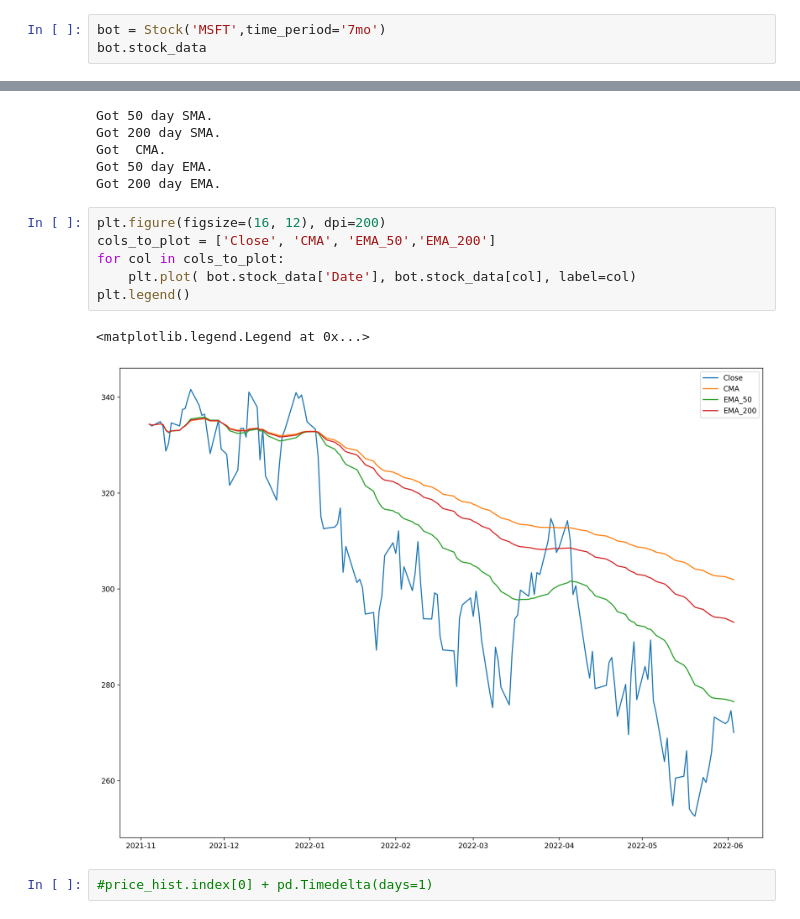
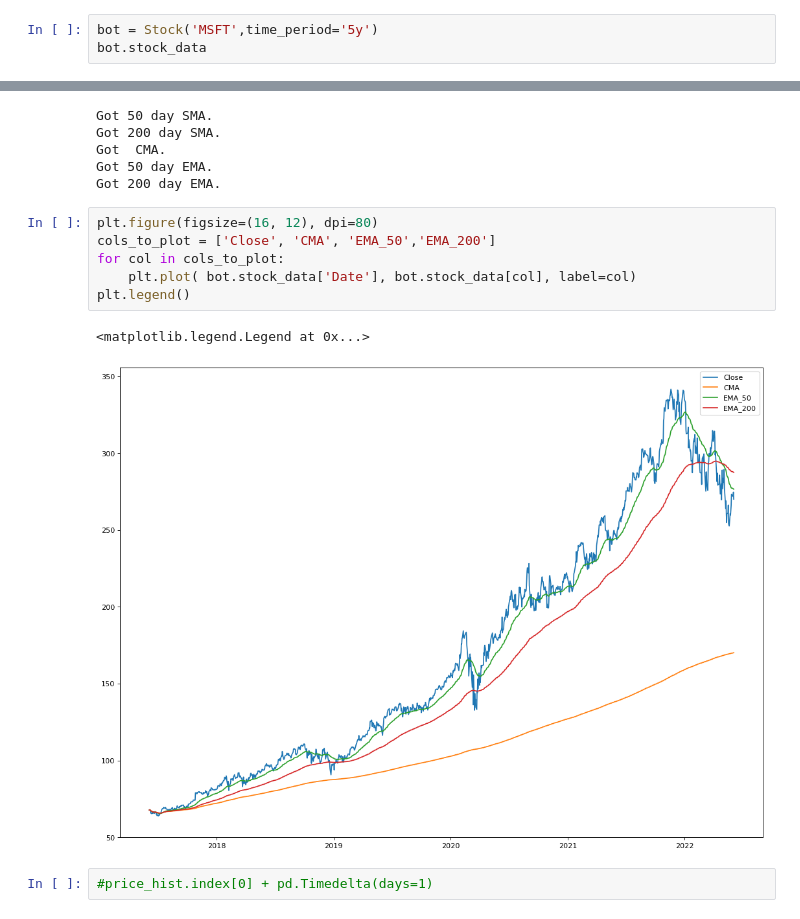
Before and after one commit to aws-trsharma/stock_trading_bot, a Jupyter notebook: rule_prototyping.ipynb, the cells around one changed output, grey strips where cells are left out. Drawn from its saved outputs; the diff is of its cells as text.

```diff
--- a/rule_prototyping.ipynb
+++ b/rule_prototyping.ipynb
@@ -13,7 +10,7 @@ The autoreload extension is already loaded. To reload it, use:
 # %%
 #https://medium.com/codex/how-to-calculate-bollinger-bands-of-a-stock-with-python-f9f7d1184fc3
 # %%
-bot = Stock('MSFT',time_period='7mo')
+bot = Stock('MSFT',time_period='5y')
 bot.stock_data
 # %% [output]
 |  | index | Date | Open | High | Low | Close | Volume | Dividends | Stock Splits |
@@ -48,14 +45,14 @@ Got  CMA.
 Got 50 day EMA.
 Got 200 day EMA.
 # %%
-plt.figure(figsize=(16, 12), dpi=200)
+plt.figure(figsize=(16, 12), dpi=80)
 cols_to_plot = ['Close', 'CMA', 'EMA_50','EMA_200']
 for col in cols_to_plot:
     plt.plot( bot.stock_data['Date'], bot.stock_data[col], label=col)
 plt.legend()
 # %% [output]
 <matplotlib.legend.Legend at 0x...>
-[figure, old version]
+[figure, new version]
 # %%
 #price_hist.index[0] + pd.Timedelta(days=1)
 # %%
```
Also changed, not shown: parts of 16 cells of this notebook, 1 other file.
